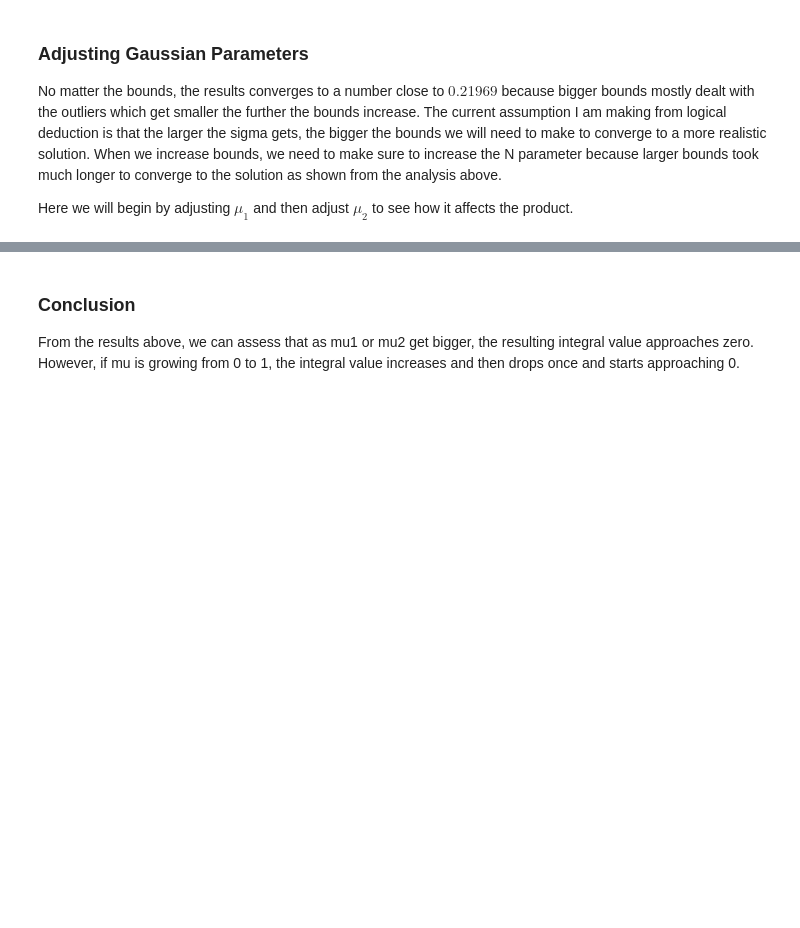
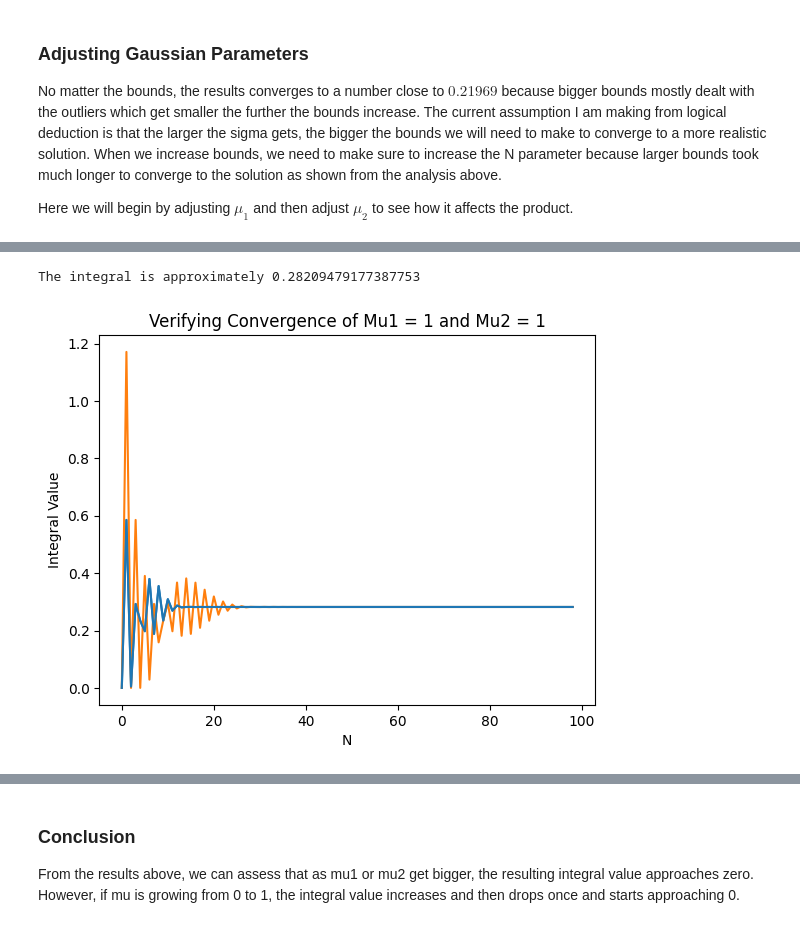
Before and after one commit to Tqkoyaki/Research, a Jupyter notebook: GaussianIntegral.ipynb, the cells around one changed output, grey strips where cells are left out. Saved outputs shown, nothing was run; the diff lists cells and outputs as text; code cells hidden in the pictures; blank space fills up the shorter version.

```diff
--- a/GaussianIntegral.ipynb
+++ b/GaussianIntegral.ipynb
@@ -176,0 +162,5 @@ The integral for Mu1 = 6 is approximately 0.0005445710575881763
+# %%
+mu1_success.append(mu_converge(mu1=1, bound=[10, 20]))
+# %% [output]
+The integral is approximately 0.28209479177387753
+[figure, added]
```
Also changed, not shown: parts of 17 cells of this notebook.
